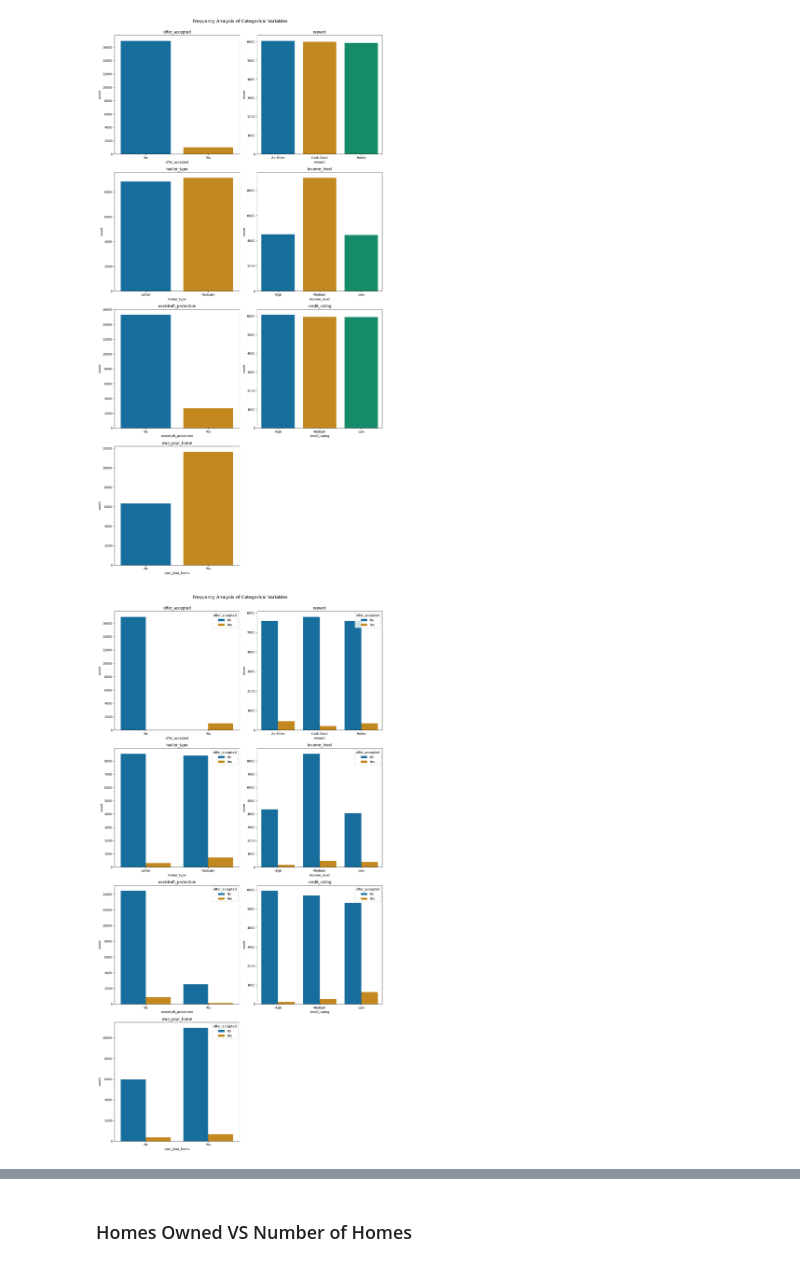
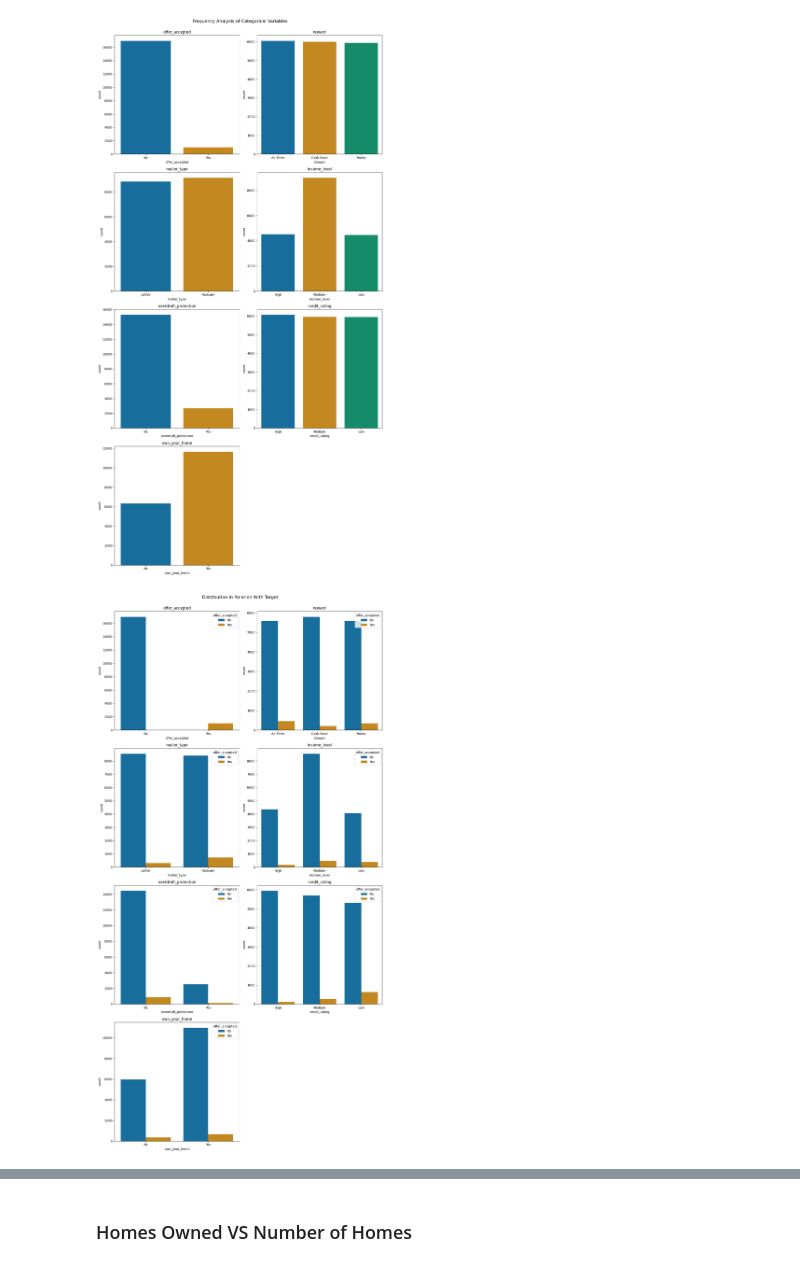
Before and after one commit to ocaoimh/hrc-mid-bootcamp-project, a Jupyter notebook: python/categoricals.ipynb, the cells around one changed output, grey strips where cells are left out. Saved outputs shown, nothing was run; the diff lists cells and outputs as text; code cells hidden in the pictures.

```diff
--- a/python/categoricals.ipynb
+++ b/python/categoricals.ipynb
@@ -61,23 +61,23 @@ plt.show()
 # %%
 a = 4  # number of rows
 b = 2  # number of columns
 c = 1  # initialize plot counter
 
 fig = plt.figure(figsize = (13,25))
-plt.suptitle("Frequency Analysis of Categorical Variables", fontsize = 14, y=1)
+plt.suptitle("Distribution in Relation With Target", fontsize = 14, y=1)
 sns.set_palette('colorblind')
 
 for i in categoricals:
     plt.subplot(a, b, c)
     plt.title('{}'.format(i, a, b, c))
     plt.xlabel(i)
     sns.countplot(data = categoricals, x = i, hue=('offer_accepted'))
     c = c + 1
 
 plt.tight_layout()
 plt.show()
 # %% [output]
-[figure, old version]
+[figure, new version]
 # %%
 a = 4  # number of rows
 b = 2  # number of columns
```
Also changed, not shown: parts of 10 cells of this notebook.
